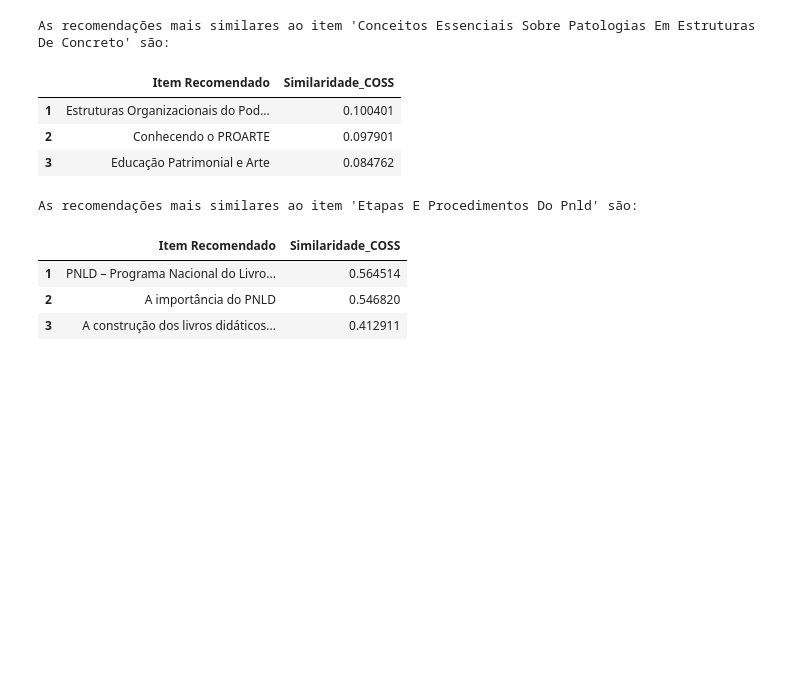
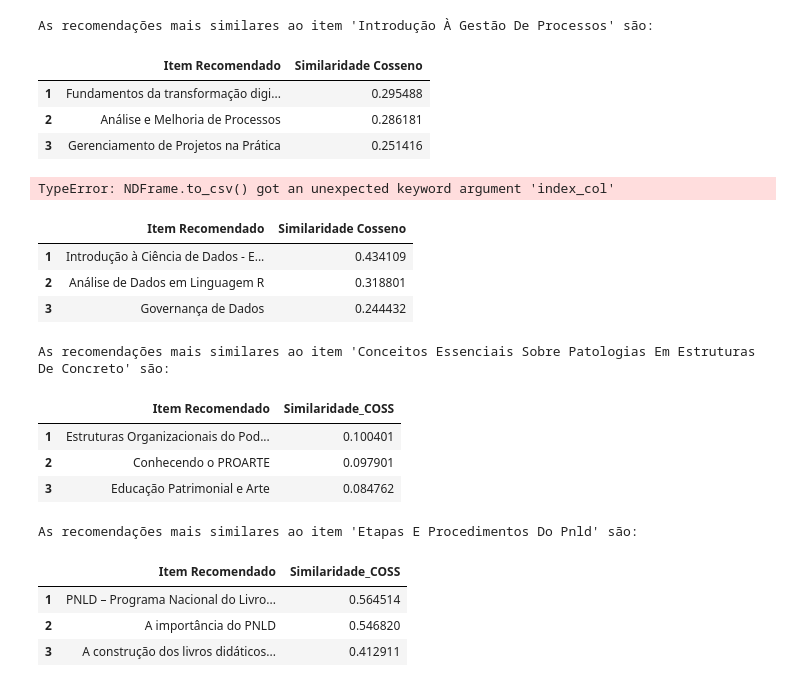
Before and after one commit to mello-pedro/dissertacao_mestrado, a Jupyter notebook: src_tfidf/extrair_recoms_TFIDF.ipynb, the cells around one changed output. Cells and saved outputs as stored; diff of their text form; code cells hidden in the pictures; blank space fills up the shorter version.

```diff
--- a/src_tfidf/extrair_recoms_TFIDF.ipynb
+++ b/src_tfidf/extrair_recoms_TFIDF.ipynb
@@ -49,3 +61,26 @@ As recomendações mais similares ao item 'Lei De Diretrizes Orçamentárias Par
+# %%
+##TALVEZ
+reco = rec.recomendar(679, 3)
+
+reco
+# %% [output]
+As recomendações mais similares ao item 'Introdução À Gestão De Processos' são:
+|  | Item Recomendado | Similaridade Cosseno |
+| 1 | Fundamentos da transformação digi... | 0.295488 |
+| 2 | Análise e Melhoria de Processos | 0.286181 |
+| 3 | Gerenciamento de Projetos na Prática | 0.251416 |
+# %%
+reco.to_csv("/Users/pedroh.mello/Desktop/MESTRADO_MCDE/SEMINARIO/PROJETO_CONCLUSAO_MESTRADO/data/tbls_recomends_resultado/tfidf_curso_930.csv")
+# %% [output]
+TypeError: NDFrame.to_csv() got an unexpected keyword argument 'index_col'
+# %%
+teste = pd.read_csv("/Users/pedroh.mello/Desktop/MESTRADO_MCDE/SEMINARIO/PROJETO_CONCLUSAO_MESTRADO/data/tbls_recomends_resultado/tfidf_curso_930.csv", index_col=0)
+teste.head()
+# %% [output]
+|  | Item Recomendado | Similaridade Cosseno |
+| 1 | Introdução à Ciência de Dados - E... | 0.434109 |
+| 2 | Análise de Dados em Linguagem R | 0.318801 |
+| 3 | Governança de Dados | 0.244432 |
 # %%
 recomendacoes2 = rec.recomendar(889, 3)
 
```
Also changed, not shown: parts of 7 cells of this notebook, 11 other files.
